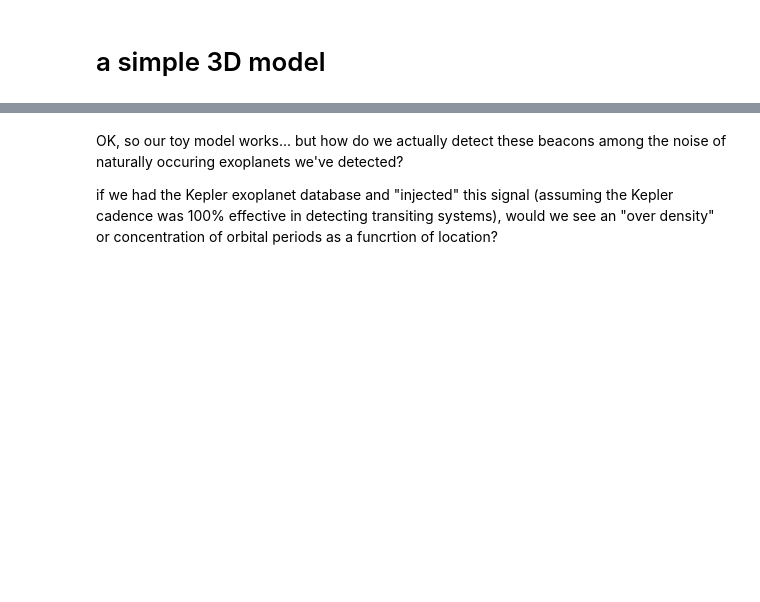
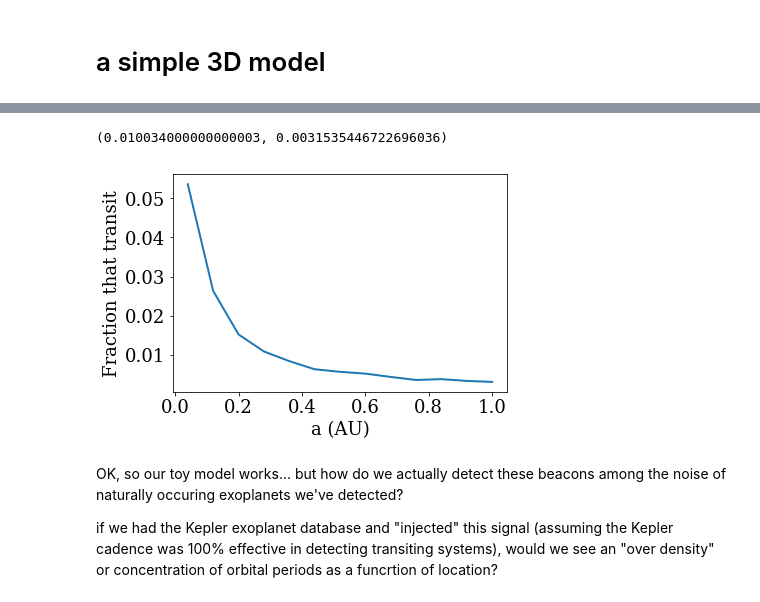
Before and after one commit to StellarCartography/survey_seti, a Jupyter notebook: figures/beacon.ipynb, the cells around one changed output, grey strips where cells are left out. Drawn from its saved outputs; the diff is of its cells as text; code cells hidden in the pictures; blank space fills up the shorter version.

```diff
--- a/figures/beacon.ipynb
+++ b/figures/beacon.ipynb
@@ -134,5 +145,41 @@ plt.ylim(-110,110)
+# %%
+# repeat this 3d toy model 1000 times to get smooth recovery fraction
+
+hist_smooth = np.zeros_like(yy)
+num_smooth  = np.zeros_like(nn)
+num_transit = np.zeros(1000)
+for k in range(1000):
+    rad = np.random.random(n_b) * (d_max - d_min) + d_min # dist from ET Home to Beacons (pc)
+
+    per = rad**alpha # the period, in days by arbitrary construction
+
+    a_AU = (per / 365.)**(2./3.) # the orbital semimajor axis (in AU), assuming solar scaling
+
+    incl = np.random.random(n_b) * i_max # orbit plane inclination (deg)
+    b = a_AU * AU * np.sin(incl / 180. * np.pi)
+
+    Transit = b < (R_star + R_planet)
+    no_Transit = b >= (R_star + R_planet)
+
+    yy, aa = np.histogram(a_AU[Transit], bins=25, range=(0,2))
+    nn, aa = np.histogram(a_AU[no_Transit], bins=25, range=(0,2))
+
+    hist_smooth = hist_smooth + np.array(yy, dtype='float')
+    num_smooth = num_smooth +  np.array(nn, dtype='float')
+
+#     plt.plot((aa[1:] + aa[0:-1])/2., np.array(yy, dtype='float') / nn, alpha=0.1, c='k')
+    num_transit[k] = (float(sum(Transit)) / n_b)
+
+plt.plot((aa[1:] + aa[0:-1])/2., hist_smooth / num_smooth, lw=2);
+plt.xlabel('a (AU)');
+plt.ylabel('Fraction that transit');
+plt.savefig('recov_fraction.pdf', dpi=150, bbox_inches='tight', pad_inches=0.25)
+print(np.mean(num_transit), np.std(num_transit))
+# %% [output]
+(0.010034000000000003, 0.0031535446722696036)
+[figure, added]
 # %% [markdown]
 OK, so our toy model works... but how do we actually detect these beacons among the noise of naturally occuring exoplanets we've detected?
 
 if we had the Kepler exoplanet database
-and "injected" this signal (assuming the Kepler cadence was 100\% effective in detecting transiting systems), would we see an "over density" or concentration of orbital periods as a funcrtion of location?
+and "injected" this signal (assuming the Kepler cadence was 100% effective in detecting transiting systems), would we see an "over density" or concentration of orbital periods as a funcrtion of location?
```
Also changed, not shown: parts of 7 cells of this notebook, 2 other files.
